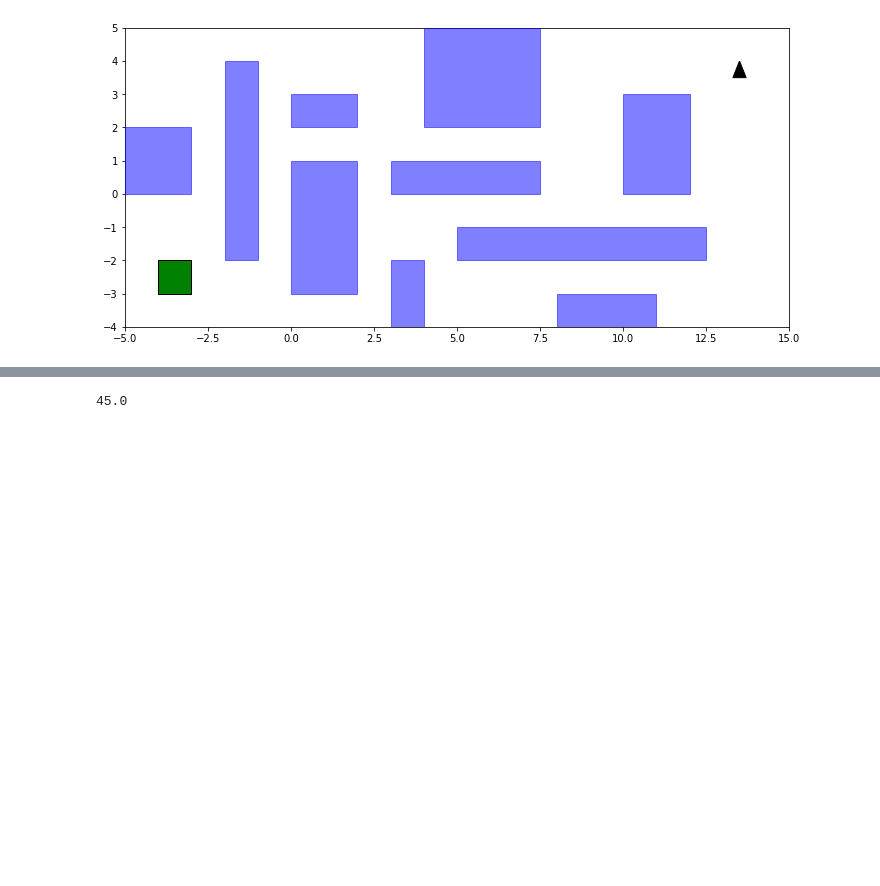
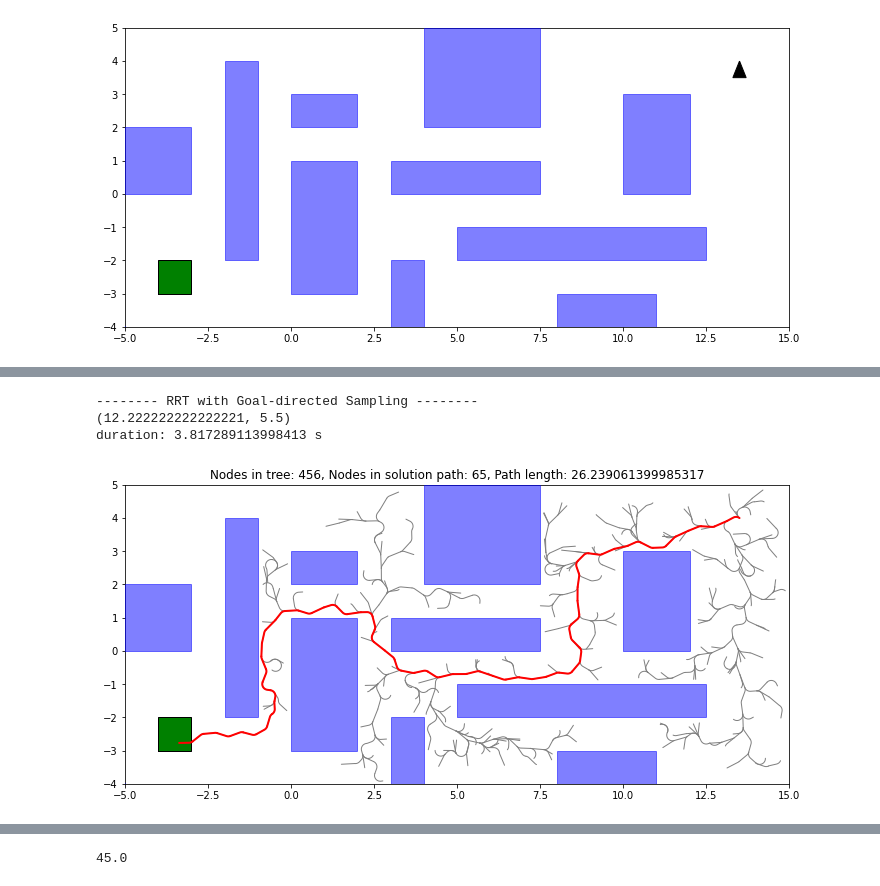
Before and after one commit to ersolog/6.877-16.413, a Jupyter notebook: code.ipynb, the cells around one changed output, grey strips where cells are left out. Cells and saved outputs as stored; diff of their text form; code cells hidden in the pictures; blank space fills up the shorter version.

```diff
--- a/code.ipynb
+++ b/code.ipynb
@@ -636,0 +640,8 @@ Crisis averted! The bus made it safely to the airport, and the bomb was detonate
+# %%
+print("-------- RRT with Goal-directed Sampling --------")
+path = print_time(lambda: rrt(bounds, realistic_env, start, goal_region, RRT_goal_directed, turning_radius))
+# %% [output]
+-------- RRT with Goal-directed Sampling --------
+(12.222222222222221, 5.5)
+duration: 3.817289113998413 s
+[figure, added]
```
Also changed, not shown: parts of 37 cells of this notebook.
